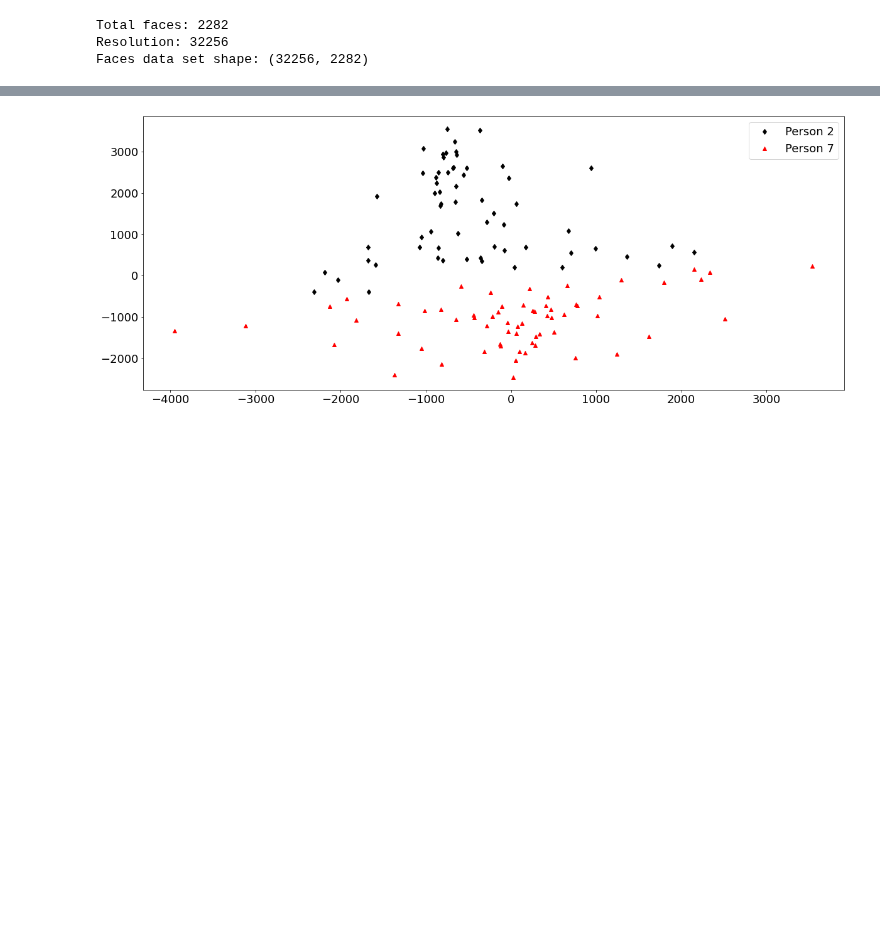
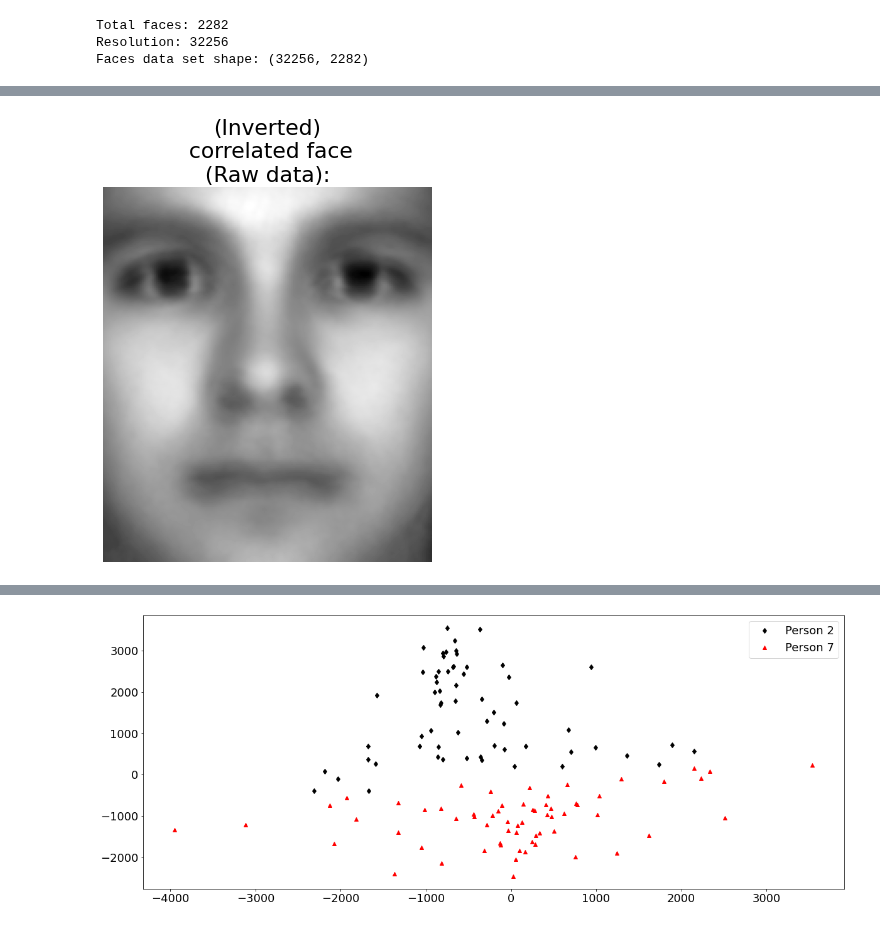
Before and after one commit to cedric-uden/Dimensionality-Reduction, a Jupyter notebook: notebooks/SVD-Meaningful_PCs.ipynb, the cells around one changed output, grey strips where cells are left out. Drawn from its saved outputs; the diff is of its cells as text; code cells hidden in the pictures; blank space fills up the shorter version.

```diff
--- a/notebooks/SVD-Meaningful_PCs.ipynb
+++ b/notebooks/SVD-Meaningful_PCs.ipynb
@@ -75 +89,15 @@ u_mean_subtracted, sigma_mean_subtracted, vT_mean_subtracted = np.linalg.svd(X_m
+# %%
+fig2 = plt.figure()
+
+# (Inverted) correlated face (Raw data):
+
+ax2 = fig2.add_subplot(111)
+np_faces_correlation_raw = np.reshape(u_raw[:, 0], (m, n)).T
+img_u1 = ax2.imshow(np_faces_correlation_raw)
+img_u1.set_cmap('gray_r')
+plt.axis('off')
+
+plt.show()
+# %% [output]
+[figure, added]
 # %%
```
Also changed, not shown: parts of 4 cells of this notebook.
